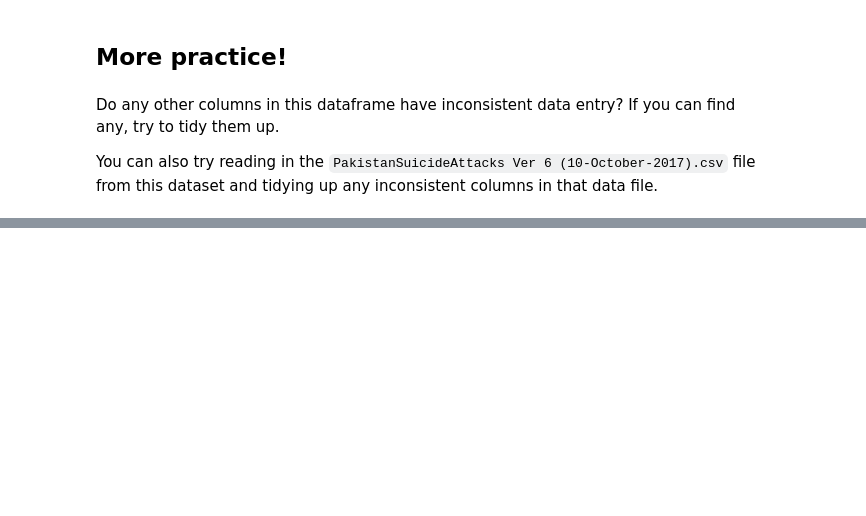
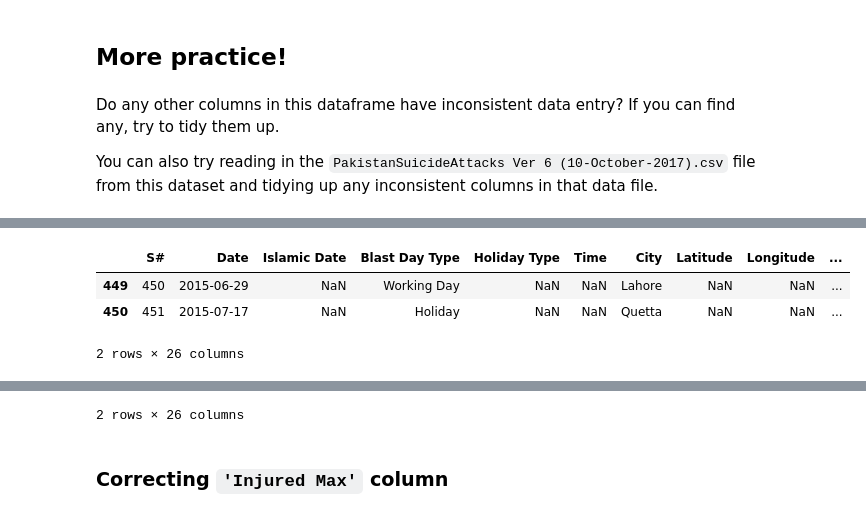
Before and after one commit to jgp-13/kaggle-data-cleaning-challenge, a Jupyter notebook: notebooks/nb5-data-cleaning-challenge-inconsistent-data-entry.ipynb, the cells around one changed output, grey strips where cells are left out. Cells and saved outputs as stored; diff of their text form; code cells hidden in the pictures; blank space fills up the shorter version.

```diff
--- a/notebooks/nb5-data-cleaning-challenge-inconsistent-data-entry.ipynb
+++ b/notebooks/nb5-data-cleaning-challenge-inconsistent-data-entry.ipynb
@@ -224,0 +429,26 @@ You can also try reading in the `PakistanSuicideAttacks Ver 6 (10-October-2017).
+# %%
+# Fix incorrect mispelled date value
+df.loc[452, 'Date'] = 'Thursday-Aug 27-2015'
+
+# List of possible date formats
+date_formats = [
+    '%A-%B %d-%Y',
+    '%A-%B-%d-%Y',
+    '%A-%b-%d-%Y',
+    '%A-%b %d-%Y'
+]
+
+# Function to convert dates by trying multiple formats
+def parse_dates(date):
+    for fmt in date_formats:
+        try:
+            return pd.to_datetime(date, format=fmt)
+        except ValueError:
+            continue
+    return pd.NaT  # Return NaT if no format matches
+
+# Convert and replace the 'Date' column
+df['Date'] = df['Date'].apply(parse_dates)
+
+# Check for any remaining NaT values
+df[df['Date'].isna()]
@@ -224,0 +470,18 @@ You can also try reading in the `PakistanSuicideAttacks Ver 6 (10-October-2017).
+# %%
+# Lets change the type of the Longitude columnt to float
+df['Longitude'] = df['Longitude'].astype(float)
+
+# Then Lets check the positions where there are two empty values
+display(df[df['Longitude'].isna()])
+
+# As there is a City and Province for the two empty values lets get it from Internet (both last checked on 2025-03-09)
+# https://en.wikipedia.org/wiki/Lahore
+df.loc[449, ['Latitude','Longitude']]=[31.549722, 74.343611]
+# https://en.wikipedia.org/wiki/Quetta
+df.loc[450, ['Latitude','Longitude']]=[30.183333, 67.0]
+display(df.loc[[449,450],:])
+# %% [output]
+|  | S# | Date | Islamic Date | Blast Day Type | Holiday Type | Time | City | Latitude | Longitude | ... |
+| 449 | 450 | 2015-06-29 | NaN | Working Day | NaN | NaN | Lahore | NaN | NaN | ... |
+| 450 | 451 | 2015-07-17 | NaN | Holiday | NaN | NaN | Quetta | NaN | NaN | ... |
+2 rows × 26 columns
@@ -224,0 +491,3 @@ You can also try reading in the `PakistanSuicideAttacks Ver 6 (10-October-2017).
+2 rows × 26 columns
+# %% [markdown]
+### Correcting  `'Injured Max'` column
```
Also changed, not shown: parts of 49 cells of this notebook, 1 other file.
